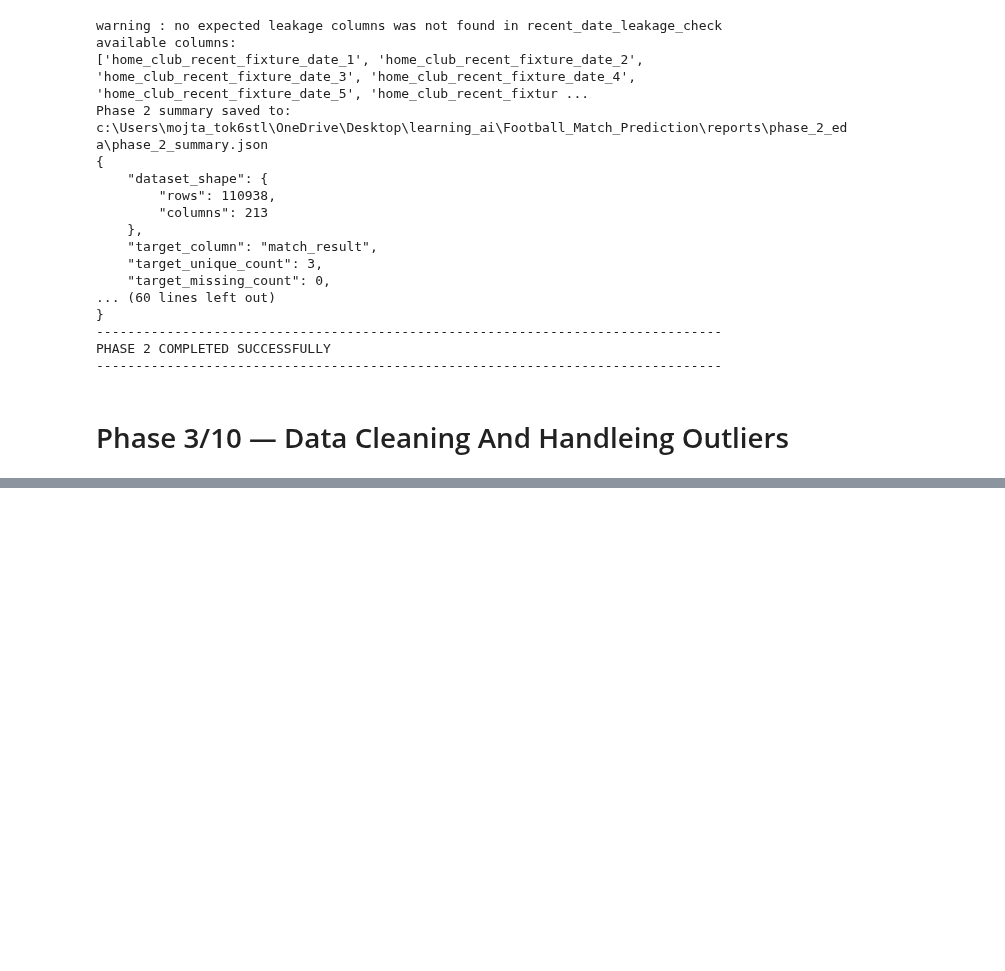
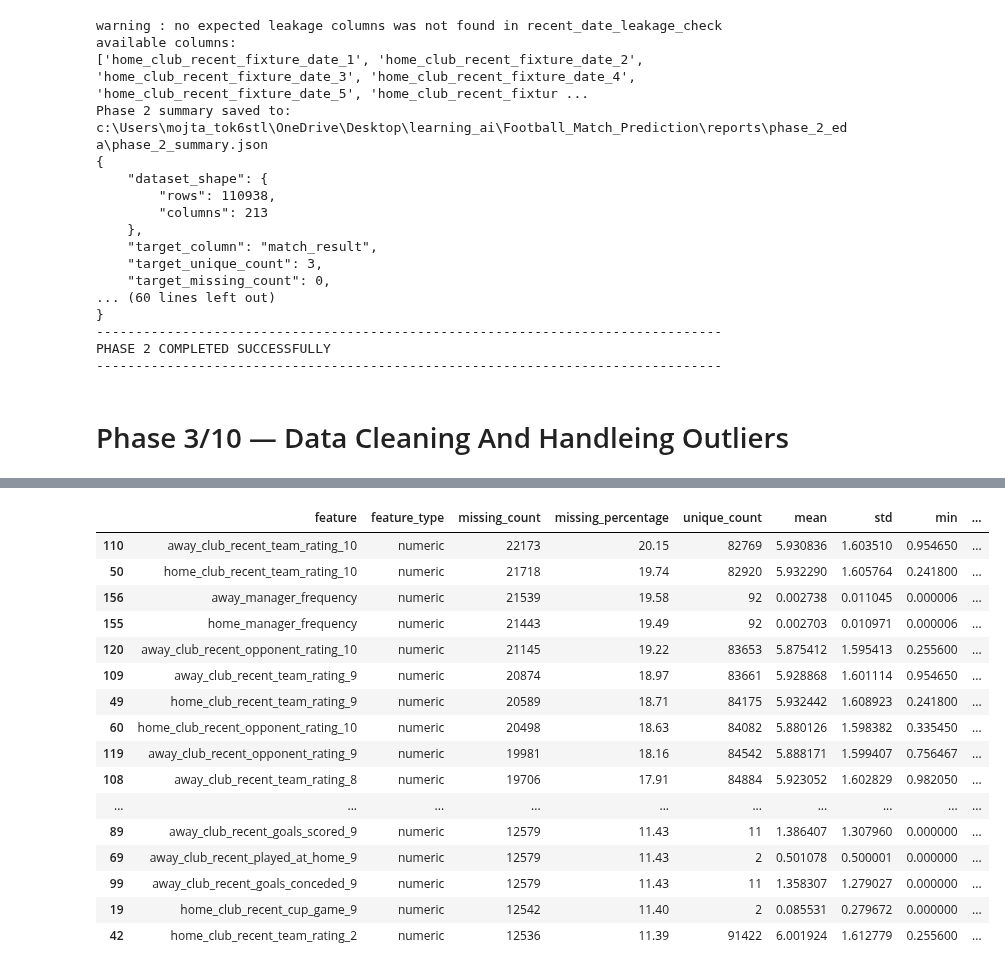
Before and after one commit to Aihan-2005/AiWithPython, a Jupyter notebook: Football_Match_Prediction/main.ipynb, the cells around one changed output, grey strips where cells are left out. Cells and saved outputs as stored; diff of their text form; code cells hidden in the pictures; blank space fills up the shorter version.

```diff
--- a/Football_Match_Prediction/main.ipynb
+++ b/Football_Match_Prediction/main.ipynb
@@ -5049,0 +5433,13 @@ print("Flagged rows shape:", flagged_df.shape)
+# %%
+
+eda_cols = [col for col in feature_df.columns if col.endswith('_eda')]
+
+
+if eda_cols:
+    print(f'removing {len(eda_cols)} temporary eda columns')
+
+    feature_df = feature_df.drop(columns=eda_cols)
+else:
+    print('no temporary _eda columns found')
+
+print('shape after remvoing eda columns: ', feature_df.shape)
@@ -5049,0 +7112,50 @@ print("Flagged rows shape:", flagged_df.shape)
+# %%
+feature_quality_rows = []
+
+for col in numeric_features:
+    feature_quality_rows.append({
+        "feature": col,
+        "feature_type": "numeric",
+        "missing_count": int(model_ready_df[col].isna().sum()),
+        "missing_percentage": round(model_ready_df[col].isna().mean() * 100, 2),
+        "unique_count": int(model_ready_df[col].nunique(dropna=True)),
+        "mean": model_ready_df[col].mean(),
+        "std": model_ready_df[col].std(),
+        "min": model_ready_df[col].min(),
+        "max": model_ready_df[col].max()
+    })
+
+for col in categorical_features:
+    feature_quality_rows.append({
+        "feature": col,
+        "feature_type": "categorical",
+        "missing_count": int(model_ready_df[col].isna().sum()),
+        "missing_percentage": round(model_ready_df[col].isna().mean() * 100, 2),
+        "unique_count": int(model_ready_df[col].nunique(dropna=True)),
+        "mean": None,
+        "std": None,
+        "min": None,
+        "max": None
+    })
+
+feature_quality_report = pd.DataFrame(feature_quality_rows)
+
+display(feature_quality_report.sort_values("missing_percentage", ascending=False).head(50))
+# %% [output]
+|  | feature | feature_type | missing_count | missing_percentage | unique_count | mean | std | min | ... |
+| 110 | away_club_recent_team_rating_10 | numeric | 22173 | 20.15 | 82769 | 5.930836 | 1.603510 | 0.954650 | ... |
+| 50 | home_club_recent_team_rating_10 | numeric | 21718 | 19.74 | 82920 | 5.932290 | 1.605764 | 0.241800 | ... |
+| 156 | away_manager_frequency | numeric | 21539 | 19.58 | 92 | 0.002738 | 0.011045 | 0.000006 | ... |
+| 155 | home_manager_frequency | numeric | 21443 | 19.49 | 92 | 0.002703 | 0.010971 | 0.000006 | ... |
+| 120 | away_club_recent_opponent_rating_10 | numeric | 21145 | 19.22 | 83653 | 5.875412 | 1.595413 | 0.255600 | ... |
+| 109 | away_club_recent_team_rating_9 | numeric | 20874 | 18.97 | 83661 | 5.928868 | 1.601114 | 0.954650 | ... |
+| 49 | home_club_recent_team_rating_9 | numeric | 20589 | 18.71 | 84175 | 5.932442 | 1.608923 | 0.241800 | ... |
+| 60 | home_club_recent_opponent_rating_10 | numeric | 20498 | 18.63 | 84082 | 5.880126 | 1.598382 | 0.335450 | ... |
+| 119 | away_club_recent_opponent_rating_9 | numeric | 19981 | 18.16 | 84542 | 5.888171 | 1.599407 | 0.756467 | ... |
+| 108 | away_club_recent_team_rating_8 | numeric | 19706 | 17.91 | 84884 | 5.923052 | 1.602829 | 0.982050 | ... |
+| ... | ... | ... | ... | ... | ... | ... | ... | ... | ... |
+| 89 | away_club_recent_goals_scored_9 | numeric | 12579 | 11.43 | 11 | 1.386407 | 1.307960 | 0.000000 | ... |
+| 69 | away_club_recent_played_at_home_9 | numeric | 12579 | 11.43 | 2 | 0.501078 | 0.500001 | 0.000000 | ... |
+| 99 | away_club_recent_goals_conceded_9 | numeric | 12579 | 11.43 | 11 | 1.358307 | 1.279027 | 0.000000 | ... |
+| 19 | home_club_recent_cup_game_9 | numeric | 12542 | 11.40 | 2 | 0.085531 | 0.279672 | 0.000000 | ... |
+| 42 | home_club_recent_team_rating_2 | numeric | 12536 | 11.39 | 91422 | 6.001924 | 1.612779 | 0.255600 | ... |
```
Also changed, not shown: parts of 26 cells of this notebook, 1 other file.
